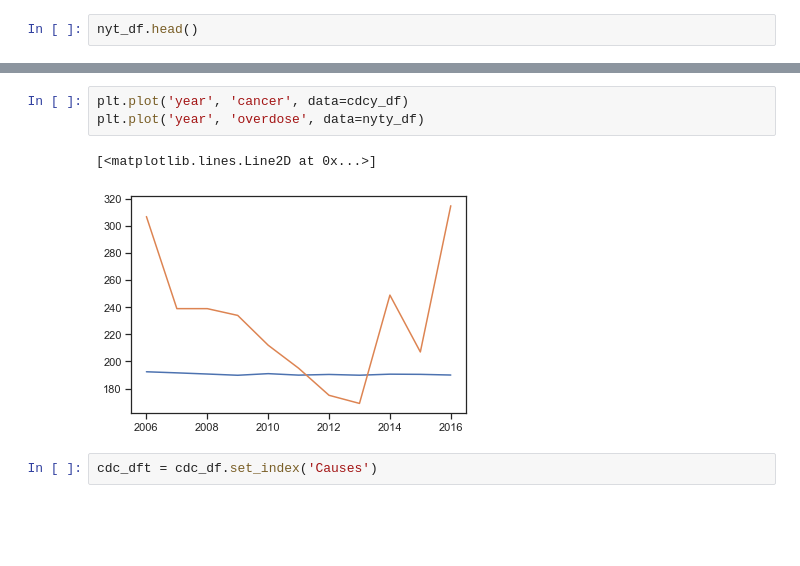
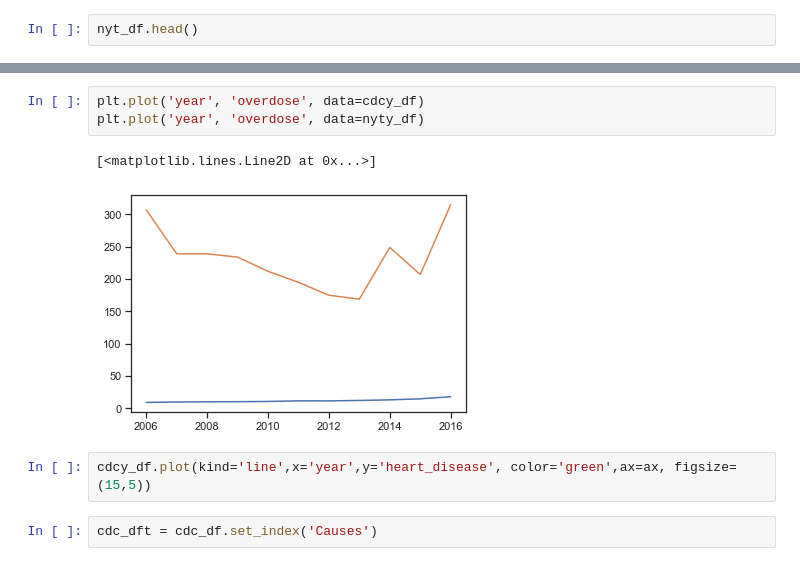
Before and after one commit to CalebChronowski/Data-Bootcamp-Project-1-Group-C, a Jupyter notebook: CDC Workflow/Daniel.ipynb, the cells around one changed output, grey strips where cells are left out. Drawn from its saved outputs; the diff is of its cells as text; blank space fills up the shorter version.

```diff
--- a/CDC Workflow/Daniel.ipynb
+++ b/CDC Workflow/Daniel.ipynb
@@ -63,9 +100,11 @@ plt.show()
 # %%
-plt.plot('year', 'cancer', data=cdcy_df)
+plt.plot('year', 'overdose', data=cdcy_df)
 plt.plot('year', 'overdose', data=nyty_df)
 # %% [output]
 [<matplotlib.lines.Line2D at 0x...>]
-[figure, old version]
+[figure, new version]
+# %%
+cdcy_df.plot(kind='line',x='year',y='heart_disease', color='green',ax=ax, figsize=(15,5))
 # %%
 cdc_dft = cdc_df.set_index('Causes')
 # %%
```
Also changed, not shown: parts of 9 cells of this notebook, 11 other files.
